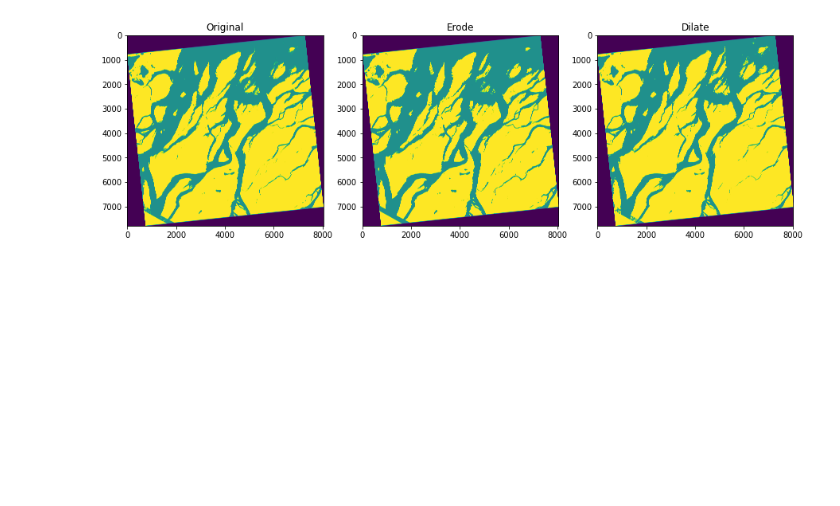
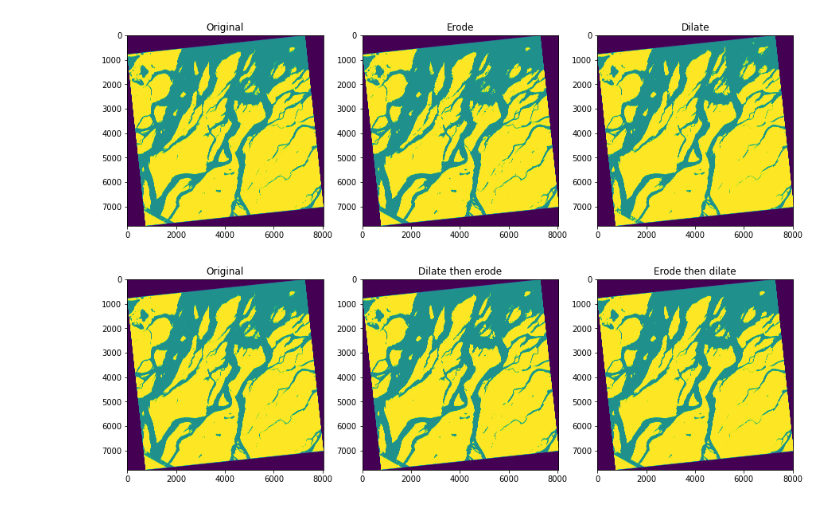
Before and after one commit to Aryal007/ml_satellite_image_segmentation, a Jupyter notebook: example_noaa_airborne.ipynb, the cells around one changed output. Drawn from its saved outputs; the diff is of its cells as text; code cells hidden in the pictures; blank space fills up the shorter version.

```diff
--- a/example_noaa_airborne.ipynb
+++ b/example_noaa_airborne.ipynb
@@ -331,7 +333,9 @@ pp.view_result([image, img_erosion, img_dilation])
 # %%
 image = pp.read_image(filename)
 img_dilate= pp.dilation(image, kernel_size = 3, iterations=3)
-img_dilate_erode= pp.erosion(img_dilate, kernel_size = 3, iterations=)
+img_dilate_erode= pp.erosion(img_dilate, kernel_size = 3, iterations=6)
 img_erode= pp.erosion(image, kernel_size = 3, iterations=3)
-img_erode_dilate= pp.dilation(img_erode, kernel_size = 3, iterations=3)
-pp.view_result([image, img_erosion, img_dilation], titles = ["Original", ])
+img_erode_dilate= pp.dilation(img_erode, kernel_size = 3, iterations=6)
+pp.view_result([image, img_dilate_erode, img_erode_dilate], titles = ["Original", "Dilate then erode", "Erode then dilate"])
+# %% [output]
+[figure, added]
```
Also changed, not shown: parts of 1 cell of this notebook.
